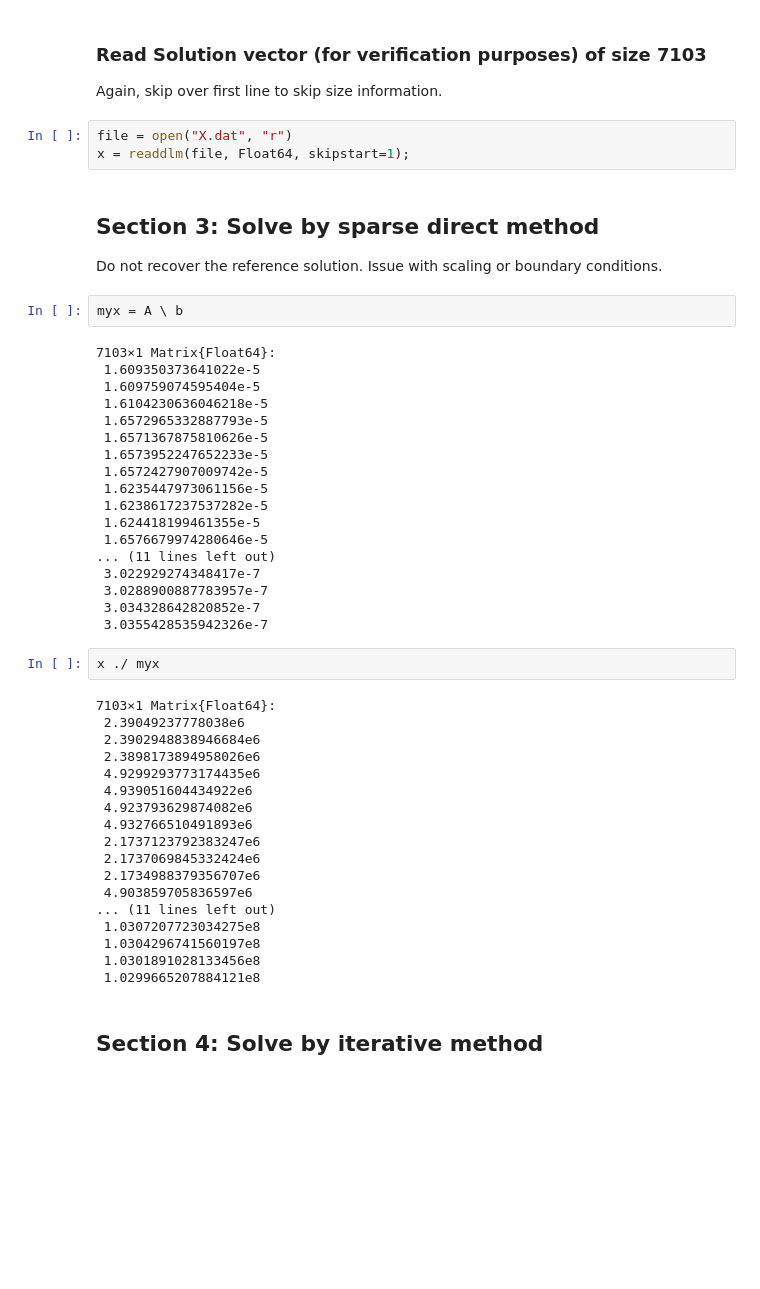
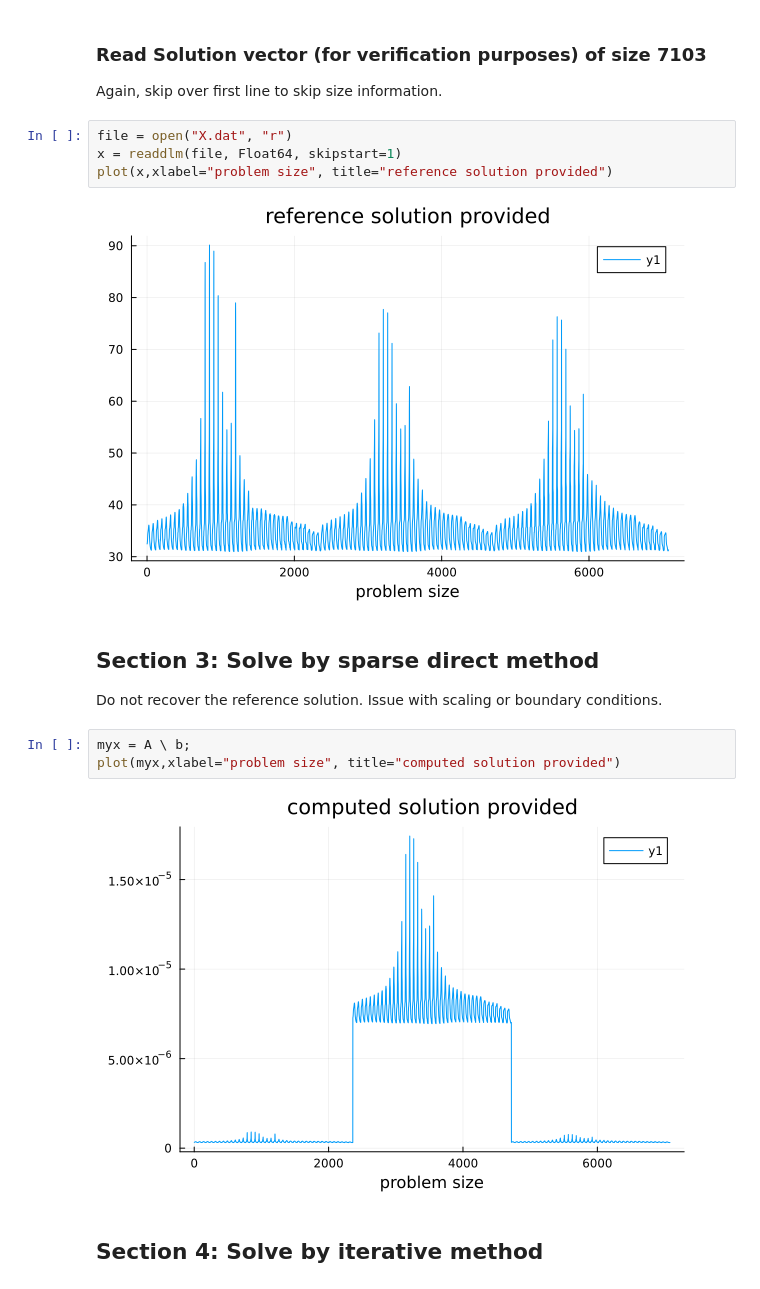
Before and after one commit to ziolai/finite_element_electrical_engineering, a Jupyter notebook: project-based-assignment/linear-solve/readme.ipynb, the cells around one changed output. Cells and saved outputs as stored; diff of their text form; blank space fills up the shorter version.

```diff
--- a/project-based-assignment/linear-solve/readme.ipynb
+++ b/project-based-assignment/linear-solve/readme.ipynb
@@ -59,50 +67,18 @@ A = SparseMatrixCSC(n,n,ia,ja,a)
 Again, skip over first line to skip size information.
 # %%
 file = open("X.dat", "r")
-x = readdlm(file, Float64, skipstart=1);
+x = readdlm(file, Float64, skipstart=1)
+plot(x,xlabel="problem size", title="reference solution provided")
+# %% [output]
+[figure, added]
 # %% [markdown]
 ## Section 3: Solve by sparse direct method
 Do not recover the reference solution. Issue with scaling or boundary conditions.
 # %%
-myx = A \ b
+myx = A \ b;
+plot(myx,xlabel="problem size", title="computed solution provided")
 # %% [output]
-7103×1 Matrix{Float64}:
- 1.609350373641022e-5
- 1.609759074595404e-5
- 1.6104230636046218e-5
- 1.6572965332887793e-5
- 1.6571367875810626e-5
- 1.6573952247652233e-5
- 1.6572427907009742e-5
- 1.6235447973061156e-5
- 1.6238617237537282e-5
- 1.624418199461355e-5
- 1.6576679974280646e-5
-... (11 lines left out)
- 3.022929274348417e-7
- 3.0288900887783957e-7
- 3.034328642820852e-7
- 3.0355428535942326e-7
+[figure, added]
-# %%
-x ./ myx
-# %% [output]
-7103×1 Matrix{Float64}:
- 2.39049237778038e6
- 2.3902948838946684e6
- 2.3898173894958026e6
- 4.9299293773174435e6
- 4.939051604434922e6
- 4.923793629874082e6
- 4.932766510491893e6
- 2.1737123792383247e6
- 2.1737069845332424e6
- 2.1734988379356707e6
- 4.903859705836597e6
-... (11 lines left out)
- 1.0307207723034275e8
- 1.0304296741560197e8
- 1.0301891028133456e8
- 1.0299665207884121e8
 # %% [markdown]
 ## Section 4: Solve by iterative method
 # %%
```
Also changed, not shown: parts of 8 cells of this notebook.
